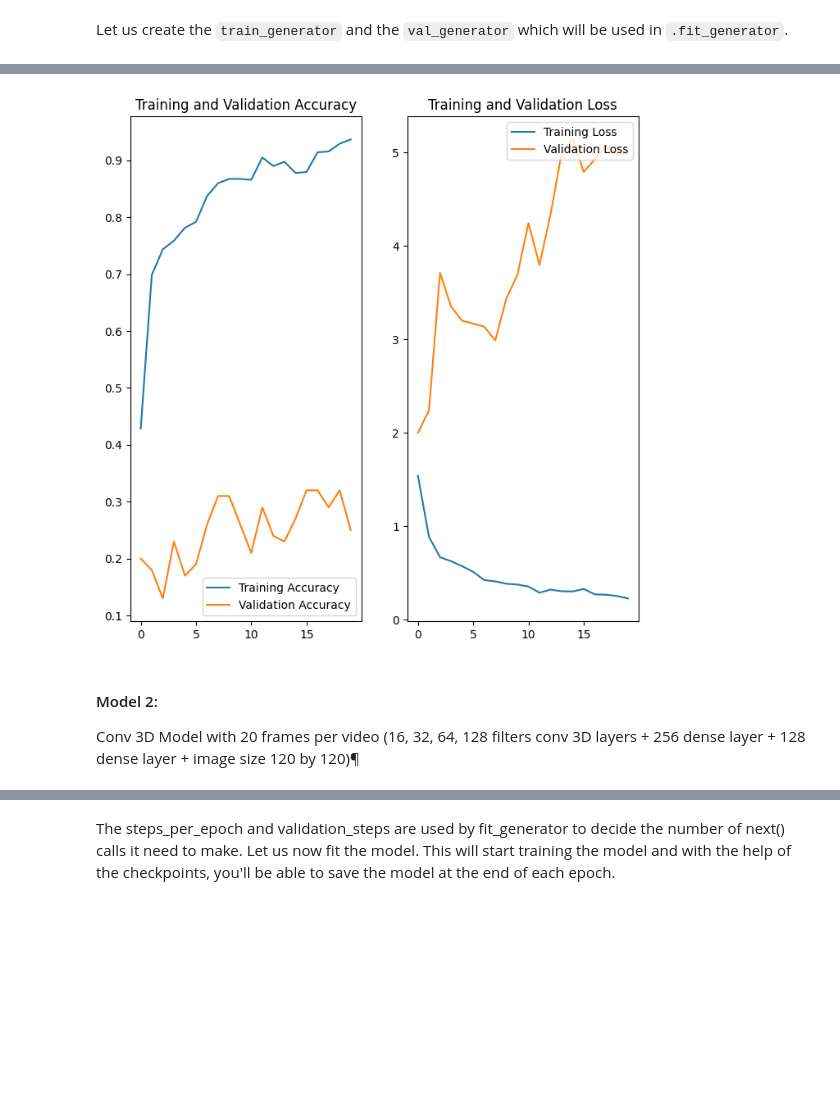
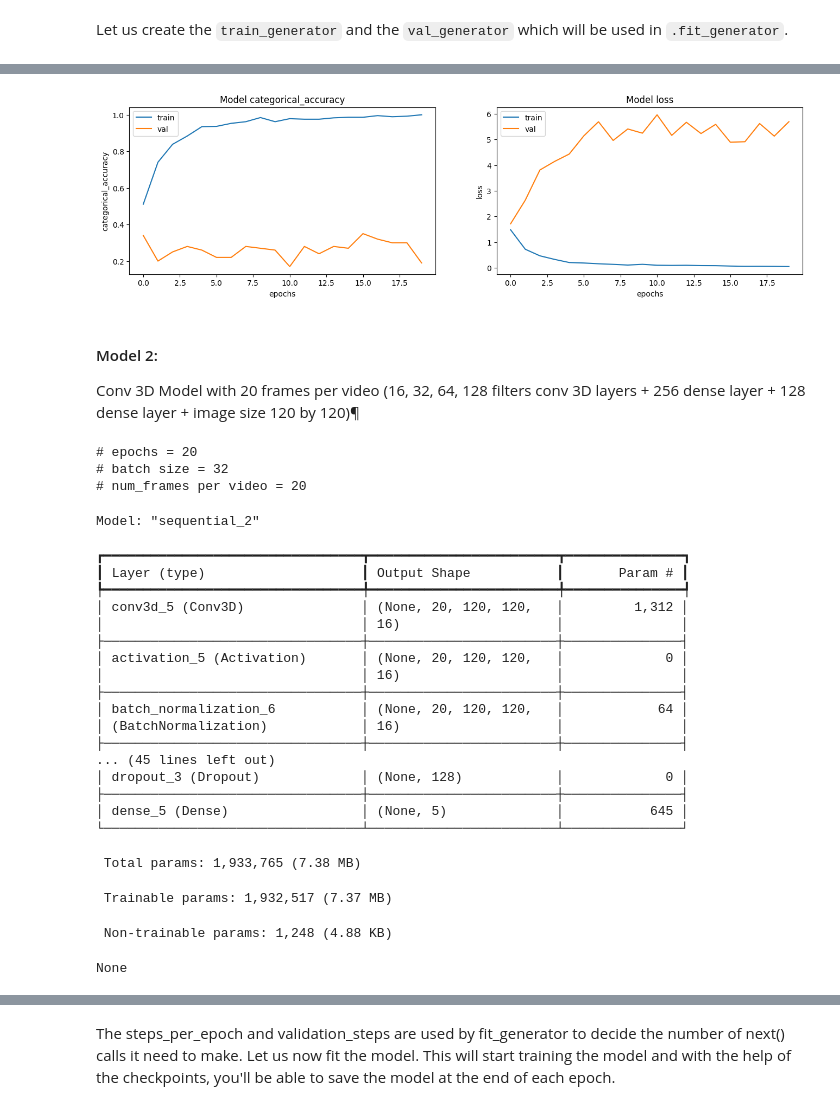
Before and after one commit to Aswani-ReddyKV/Gesture-Recognition, a Jupyter notebook: Gesture_Recognition_Project.ipynb, the cells around one changed output, grey strips where cells are left out. Drawn from its saved outputs; the diff is of its cells as text; code cells hidden in the pictures; blank space fills up the shorter version.

```diff
--- a/Gesture_Recognition_Project.ipynb
+++ b/Gesture_Recognition_Project.ipynb
@@ -235,18 +237,14 @@ def model_callbacks(folder_name):
     if not os.path.exists(model_name):
         os.mkdir(model_name)
 
-    # filepath = model_name + 'model-{epoch:05d}-{loss:.5f}-{categorical_accuracy:.5f}-{val_loss:.5f}-{val_categorical_accuracy:.5f}.weights.h5'
-    # checkpoint = ModelCheckpoint(filepath, monitor='val_loss', verbose=1, save_best_only=True, save_weights_only=True, mode='auto')
-
+    filepath = model_name + 'best_model_weightdetails.weights.h5'
     # Define the ModelCheckpoint callback
-    checkpoint = tf.keras.callbacks.ModelCheckpoint(filepath='best_model_weightdetails.weights.h5',
+    checkpoint = tf.keras.callbacks.ModelCheckpoint(filepath=filepath,
                                           save_best_only=True,
                                           monitor='val_loss',
                                           save_weights_only=True,
                                           mode='min',
                                           verbose=1)
-
-
     LR = ReduceLROnPlateau(monitor='val_loss', factor=0.1, patience=3, min_lr=0.0001, cooldown=1, verbose=1) # write the REducelronplateau code here
 
     return [checkpoint, LR]
@@ -265,11 +263,11 @@ def calculate_steps(num_train_sequences, num_val_sequences, batch_size):
     return steps_per_epoch,validation_steps
 # %%
 # Common utility to create conv 3D models
-def conv3D(conv_filters=(16, 32, 64, 128), dense_nodes=(256,128), dropout=0.25, num_images=20, height=120, width=120):
+def create_3d_cnn_model(conv_filters=(16, 32, 64, 128), dense_nodes=(256,128), dropout=0.25):
 
     model = Sequential()
 
-    model.add(Conv3D(conv_filters[0], (3, 3, 3), padding='same', input_shape=(num_images, height, width, 3)))
+    model.add(Conv3D(conv_filters[0], (3, 3, 3), padding='same', input_shape=(sample_frames,IMG_HEIGHT,IMG_WIDTH,NUM_CHANNELS)))
     model.add(Activation('relu'))
     model.add(BatchNormalization())
     model.add(MaxPooling3D(pool_size=(2, 2, 2)))
@@ -290,18 +288,16 @@ def conv3D(conv_filters=(16, 32, 64, 128), dense_nodes=(256,128), dropout=0.25,
     model.add(MaxPooling3D(pool_size=(2, 2, 2)))
 
     model.add(Flatten())
-    model.add(Dense(dense_nodes[0]))
+    model.add(Dense(dense_nodes[0], activation='relu'))
     model.add(Activation('relu'))
     model.add(BatchNormalization())
     model.add(Dropout(dropout))
 
-    model.add(Dense(dense_nodes[1]))
-    model.add(Activation('relu'))
+    model.add(Dense(dense_nodes[1],activation='relu'))
     model.add(BatchNormalization())
     model.add(Dropout(dropout))
 
-    model.add(Dense(num_classes))
-    model.add(Activation('softmax'))
+    model.add(Dense(NUM_CLASSES, activation='softmax'))
 
     opt = tf.keras.optimizers.Adam() #write your optimizer
     model.compile(opt, loss='categorical_crossentropy', metrics=['categorical_accuracy'])
@@ -315,11 +315,11 @@ Now that you have written the model, the next step is to compile the model. When
 # %%
 num_epochs = 20 # choose the number of epochs
 print ('# epochs =', num_epochs)
-batch_size = 60  #experiment with the batch size
+batch_size = 64  #experiment with the batch size
 print ('# batch size =', batch_size)
-num_frames = 30
-print ('# num_frames per video =', num_frames)
-model = conv3D(num_images=num_frames)
+sample_frames = 30
+print ('# num_frames per video =', sample_frames)
+model = create_3d_cnn_model((16, 32, 64, 128), (256,128), 0.25)
 
 print (model.summary())
 # %% [output]
@@ -354,11 +354,11 @@ Let us create the `train_generator` and the `val_generator` which will be used i
 # %%
 from tensorflow.keras.callbacks import ModelCheckpoint
 
-callbacks_list = model_callbacks("model_30_conv3D_1")
+callbacks_list = model_callbacks("model_arch1_conv3D_1")
 steps_per_epoch, validation_steps = calculate_steps(num_train_sequences, num_val_sequences, batch_size)
 
-train_generator = generate(train_path, train_doc, batch_size, num_images=num_frames)
-val_generator   = generate(val_path, val_doc, batch_size, num_images=num_frames)
+train_generator = generator(train_path, train_doc, batch_size)
+val_generator   = generator(val_path, val_doc, batch_size)
 # %%
 history = model.fit(train_generator,
                     steps_per_epoch=steps_per_epoch,
@@ -399,7 +398,43 @@ Epoch 20: val_loss did not improve from 1.99879
-# %%
-plot_loss_accuracy(history, num_epochs)
-# %% [output]
-[figure, removed]
+# %%
+plot_history(history)
+# %% [output]
+[figure, added]
 # %% [markdown]
 #### Model 2:
 Conv 3D Model with 20 frames per video (16, 32, 64, 128 filters conv 3D layers + 256 dense layer + 128 dense layer + image size 120 by 120)¶
+# %%
+num_epochs = 20 # choose the number of epochs
+print ('# epochs =', num_epochs)
+batch_size = 32  #experiment with the batch size
+print ('# batch size =', batch_size)
+sample_frames = 20
+print ('# num_frames per video =', sample_frames)
+model = create_3d_cnn_model((16, 32, 64, 128), (256,128), 0.25)
+
+print (model.summary())
+# %% [output]
+# epochs = 20
+# batch size = 32
+# num_frames per video = 20
+Model: "sequential_2"
+┏━━━━━━━━━━━━━━━━━━━━━━━━━━━━━━━━━┳━━━━━━━━━━━━━━━━━━━━━━━━┳━━━━━━━━━━━━━━━┓
+┃ Layer (type)                    ┃ Output Shape           ┃       Param # ┃
+┡━━━━━━━━━━━━━━━━━━━━━━━━━━━━━━━━━╇━━━━━━━━━━━━━━━━━━━━━━━━╇━━━━━━━━━━━━━━━┩
+│ conv3d_5 (Conv3D)               │ (None, 20, 120, 120,   │         1,312 │
+│                                 │ 16)                    │               │
+├─────────────────────────────────┼────────────────────────┼───────────────┤
+│ activation_5 (Activation)       │ (None, 20, 120, 120,   │             0 │
+│                                 │ 16)                    │               │
+├─────────────────────────────────┼────────────────────────┼───────────────┤
+│ batch_normalization_6           │ (None, 20, 120, 120,   │            64 │
+│ (BatchNormalization)            │ 16)                    │               │
+├─────────────────────────────────┼────────────────────────┼───────────────┤
+... (45 lines left out)
+│ dropout_3 (Dropout)             │ (None, 128)            │             0 │
+├─────────────────────────────────┼────────────────────────┼───────────────┤
+│ dense_5 (Dense)                 │ (None, 5)              │           645 │
+└─────────────────────────────────┴────────────────────────┴───────────────┘
+ Total params: 1,933,765 (7.38 MB)
+ Trainable params: 1,932,517 (7.37 MB)
+ Non-trainable params: 1,248 (4.88 KB)
+None
```
Also changed, not shown: parts of 27 cells of this notebook.
